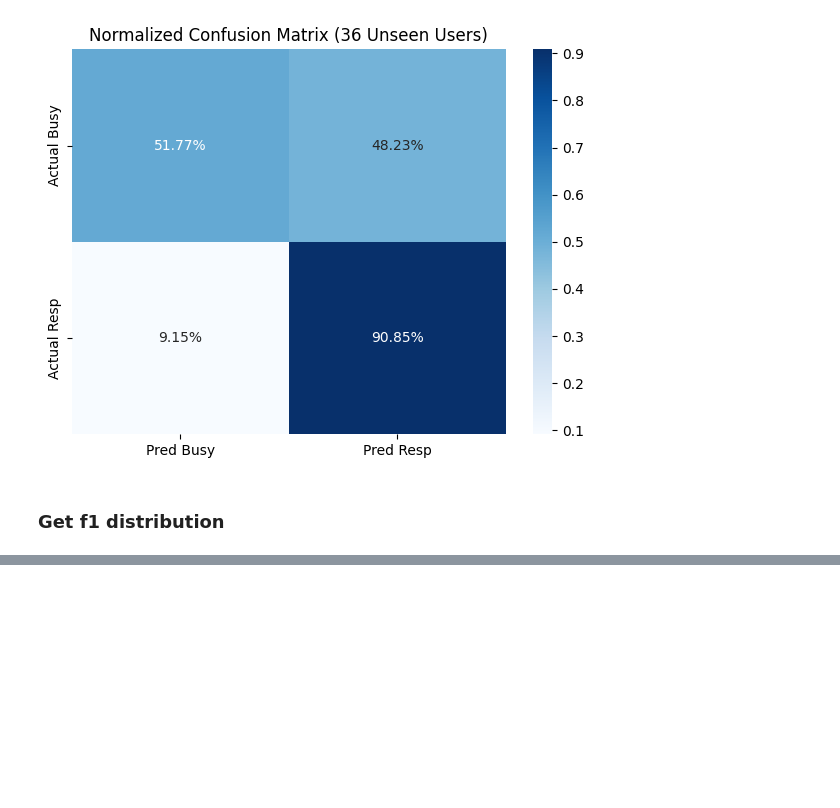
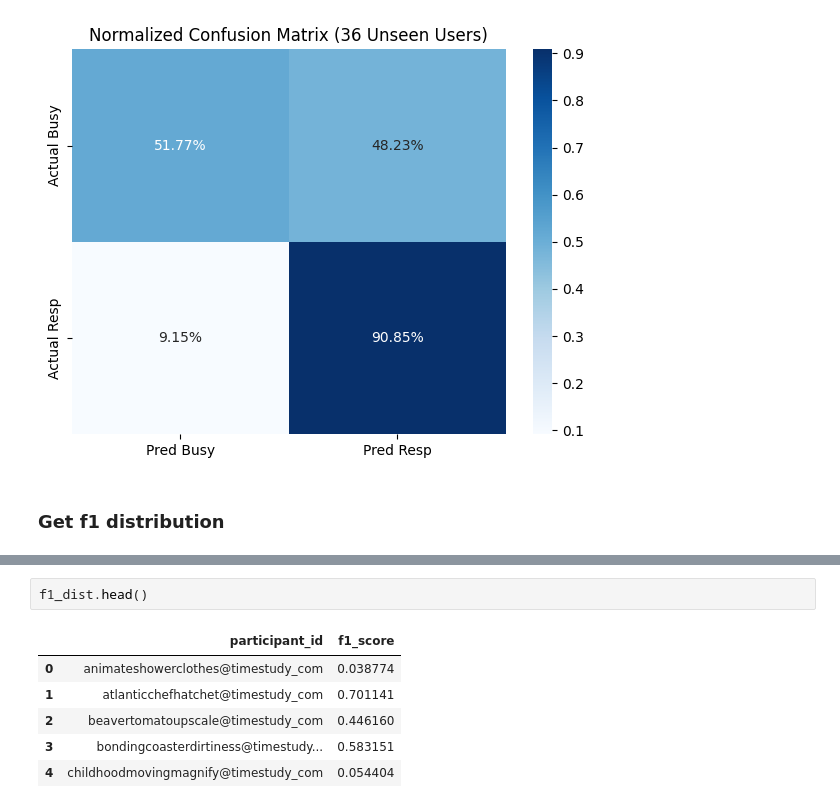
Before and after one commit to adityaponnada/real_time_prompting, a Jupyter notebook: hybrid_rnn.ipynb, the cells around one changed output, grey strips where cells are left out. Drawn from its saved outputs; the diff is of its cells as text; blank space fills up the shorter version.

```diff
--- a/hybrid_rnn.ipynb
+++ b/hybrid_rnn.ipynb
@@ -1533,2 +1539,11 @@ dtype: float64
 =============================================
 [figure]
+# %%
+f1_dist.head()
+# %% [output]
+|  | participant_id | f1_score |
+| 0 | animateshowerclothes@timestudy_com | 0.038774 |
+| 1 | atlanticchefhatchet@timestudy_com | 0.701141 |
+| 2 | beavertomatoupscale@timestudy_com | 0.446160 |
+| 3 | bondingcoasterdirtiness@timestudy... | 0.583151 |
+| 4 | childhoodmovingmagnify@timestudy_com | 0.054404 |
```
Also changed, not shown: parts of 3 cells of this notebook.
